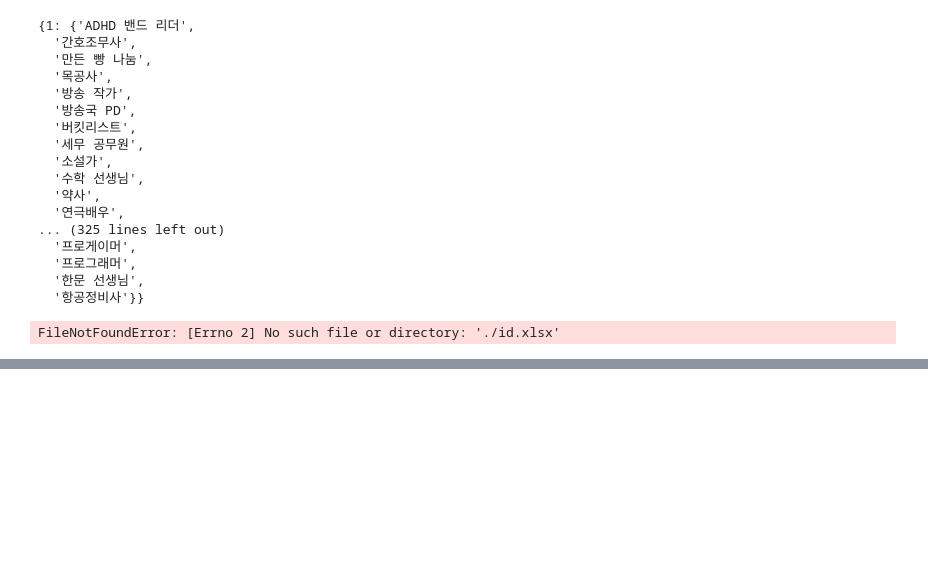
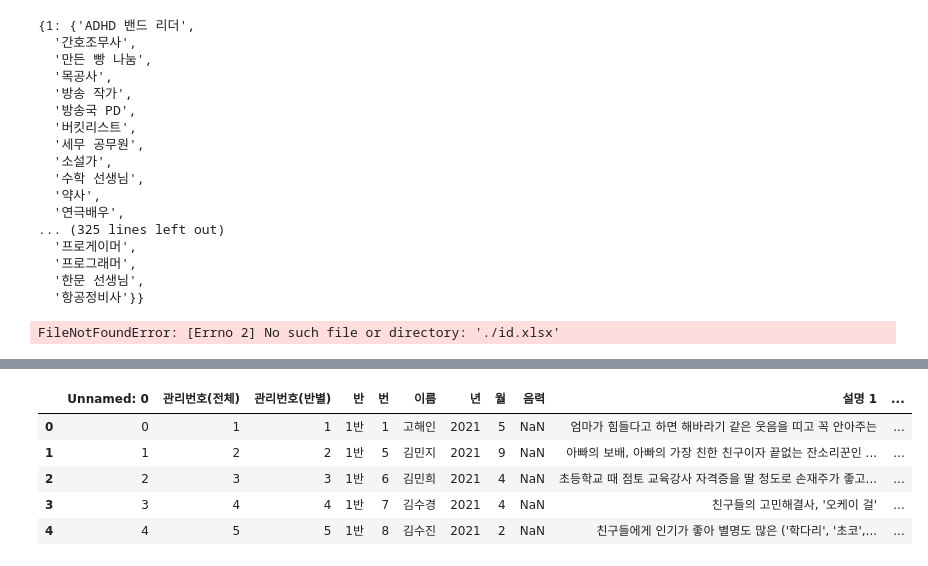
Before and after one commit to seojun1993/416, a Jupyter notebook: student_parse.ipynb, the cells around one changed output, grey strips where cells are left out. Drawn from its saved outputs; the diff is of its cells as text; code cells hidden in the pictures; blank space fills up the shorter version.

```diff
--- a/student_parse.ipynb
+++ b/student_parse.ipynb
@@ -349,0 +352,11 @@ values
+# %%
+import pandas as pd
+df = pd.read_excel('./학생이름_꿈_취미_가공_240117.xlsx')
+df.head()
+# %% [output]
+|  | Unnamed: 0 | 관리번호(전체) | 관리번호(반별) | 반 | 번 | 이름 | 년 | 월 | 음력 | 설명 1 | ... |
+| 0 | 0 | 1 | 1 | 1반 | 1 | 고해인 | 2021 | 5 | NaN | 엄마가 힘들다고 하면 해바라기 같은 웃음을 띠고 꼭 안아주는 | ... |
+| 1 | 1 | 2 | 2 | 1반 | 5 | 김민지 | 2021 | 9 | NaN | 아빠의 보배, 아빠의 가장 친한 친구이자 끝없는 잔소리꾼인 ... | ... |
+| 2 | 2 | 3 | 3 | 1반 | 6 | 김민희 | 2021 | 4 | NaN | 초등학교 때 점토 교육강사 자격증을 딸 정도로 손재주가 좋고... | ... |
+| 3 | 3 | 4 | 4 | 1반 | 7 | 김수경 | 2021 | 4 | NaN | 친구들의 고민해결사, '오케이 걸' | ... |
+| 4 | 4 | 5 | 5 | 1반 | 8 | 김수진 | 2021 | 2 | NaN | 친구들에게 인기가 좋아 별명도 많은 ('학다리', '초코',... | ... |
```
Also changed, not shown: parts of 2 cells of this notebook, 5 other files.
